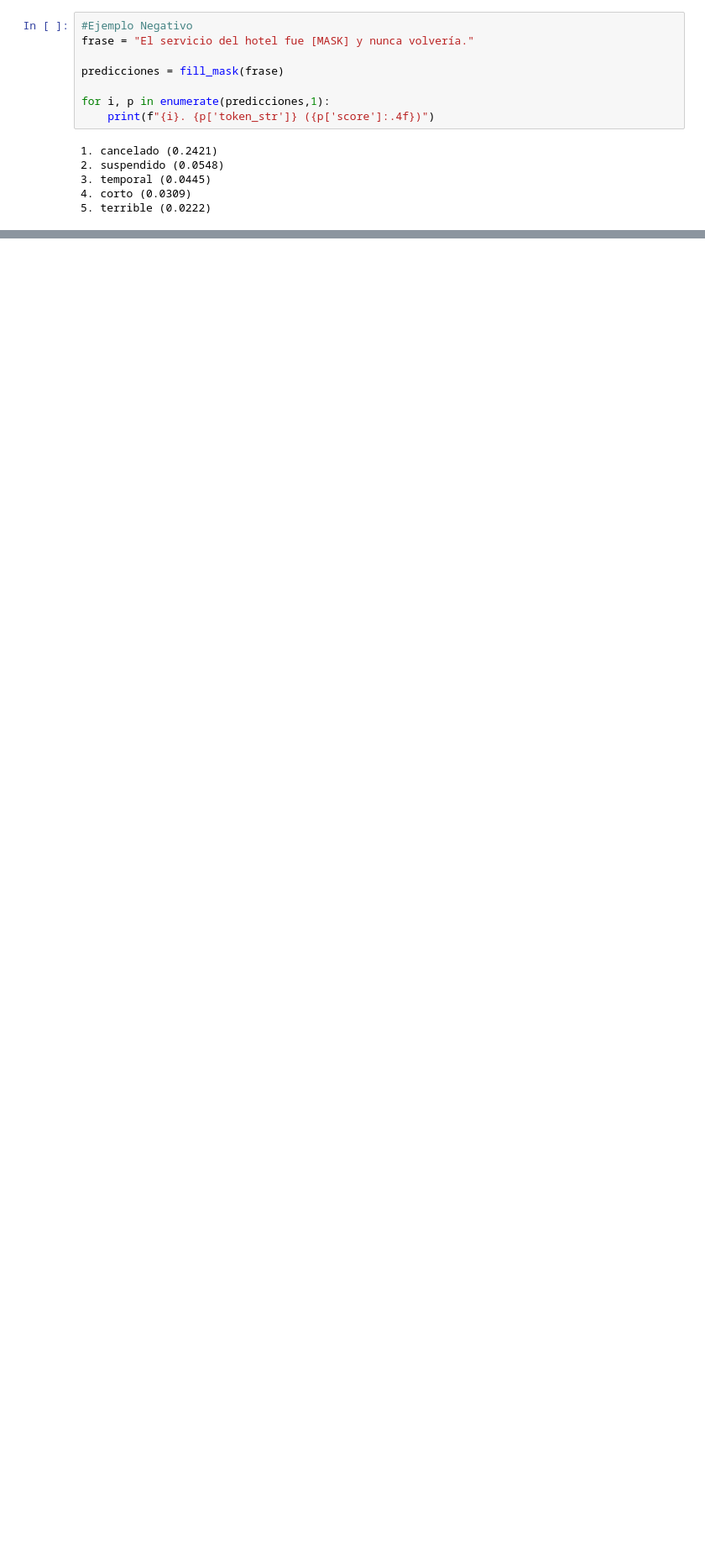
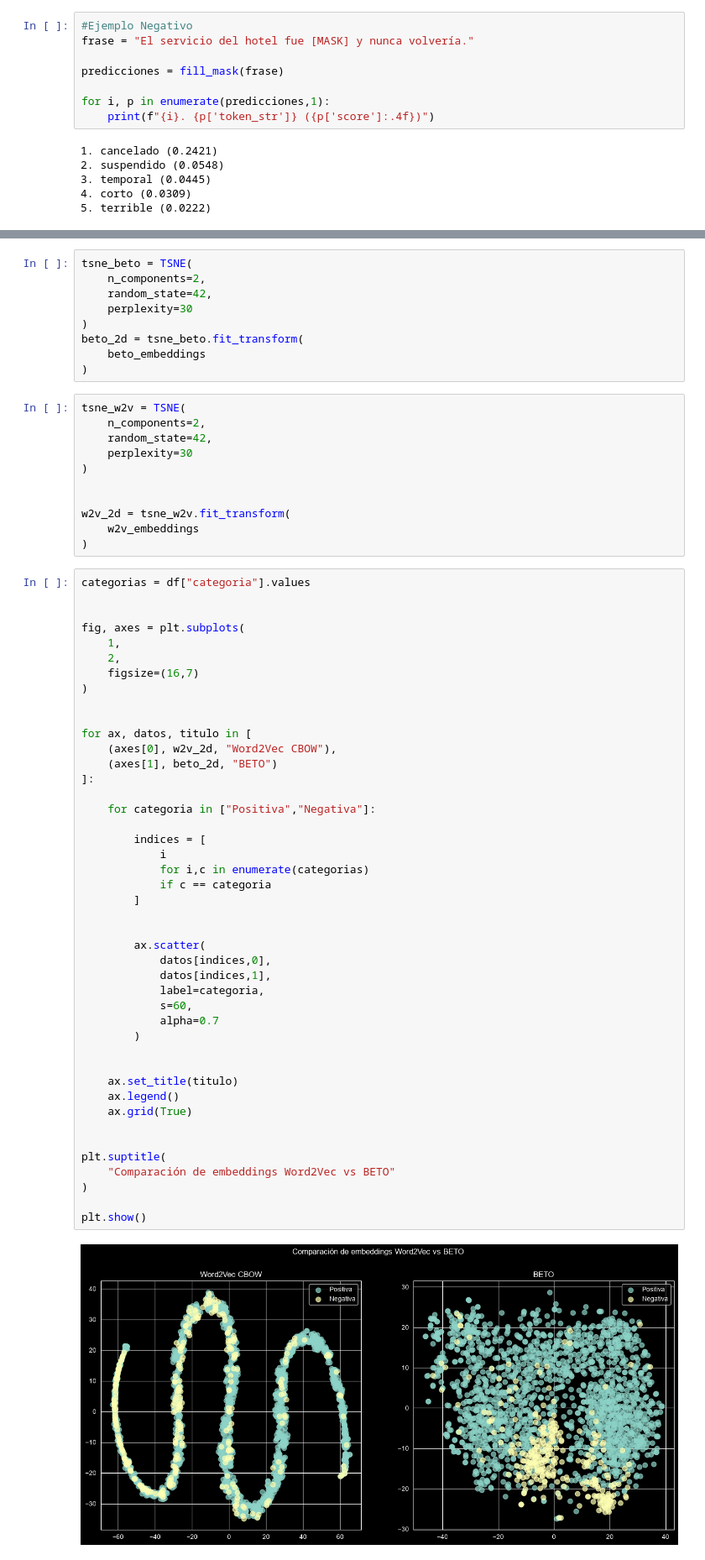
Before and after one commit to mmendoza30/An-lisis-Sem-ntico-de-Rese-as-Tur-sticas-de-Costa-Rica-, a Jupyter notebook: notebooks/04_beto_analisis.ipynb, the cells around one changed output, grey strips where cells are left out. Shown at 84% size. Saved outputs shown, nothing was run; the diff lists cells and outputs as text; blank space fills up the shorter version.

```diff
--- a/notebooks/04_beto_analisis.ipynb
+++ b/notebooks/04_beto_analisis.ipynb
@@ -586,0 +724,66 @@ for i, p in enumerate(predicciones,1):
+# %%
+tsne_beto = TSNE(
+    n_components=2,
+    random_state=42,
+    perplexity=30
+)
+beto_2d = tsne_beto.fit_transform(
+    beto_embeddings
+)
+# %%
+tsne_w2v = TSNE(
+    n_components=2,
+    random_state=42,
+    perplexity=30
+)
+
+
+w2v_2d = tsne_w2v.fit_transform(
+    w2v_embeddings
+)
+# %%
+categorias = df["categoria"].values
+
+
+fig, axes = plt.subplots(
+    1,
+    2,
+    figsize=(16,7)
+)
+
+
+for ax, datos, titulo in [
+    (axes[0], w2v_2d, "Word2Vec CBOW"),
+    (axes[1], beto_2d, "BETO")
+]:
+
+    for categoria in ["Positiva","Negativa"]:
+
+        indices = [
+            i
+            for i,c in enumerate(categorias)
+            if c == categoria
+        ]
+
+
+        ax.scatter(
+            datos[indices,0],
+            datos[indices,1],
+            label=categoria,
+            s=60,
+            alpha=0.7
+        )
+
+
+    ax.set_title(titulo)
+    ax.legend()
+    ax.grid(True)
+
+
+plt.suptitle(
+    "Comparación de embeddings Word2Vec vs BETO"
+)
+
+plt.show()
+# %% [output]
+[figure, added]
```
Also changed, not shown: parts of 19 cells of this notebook, 2 other files.
